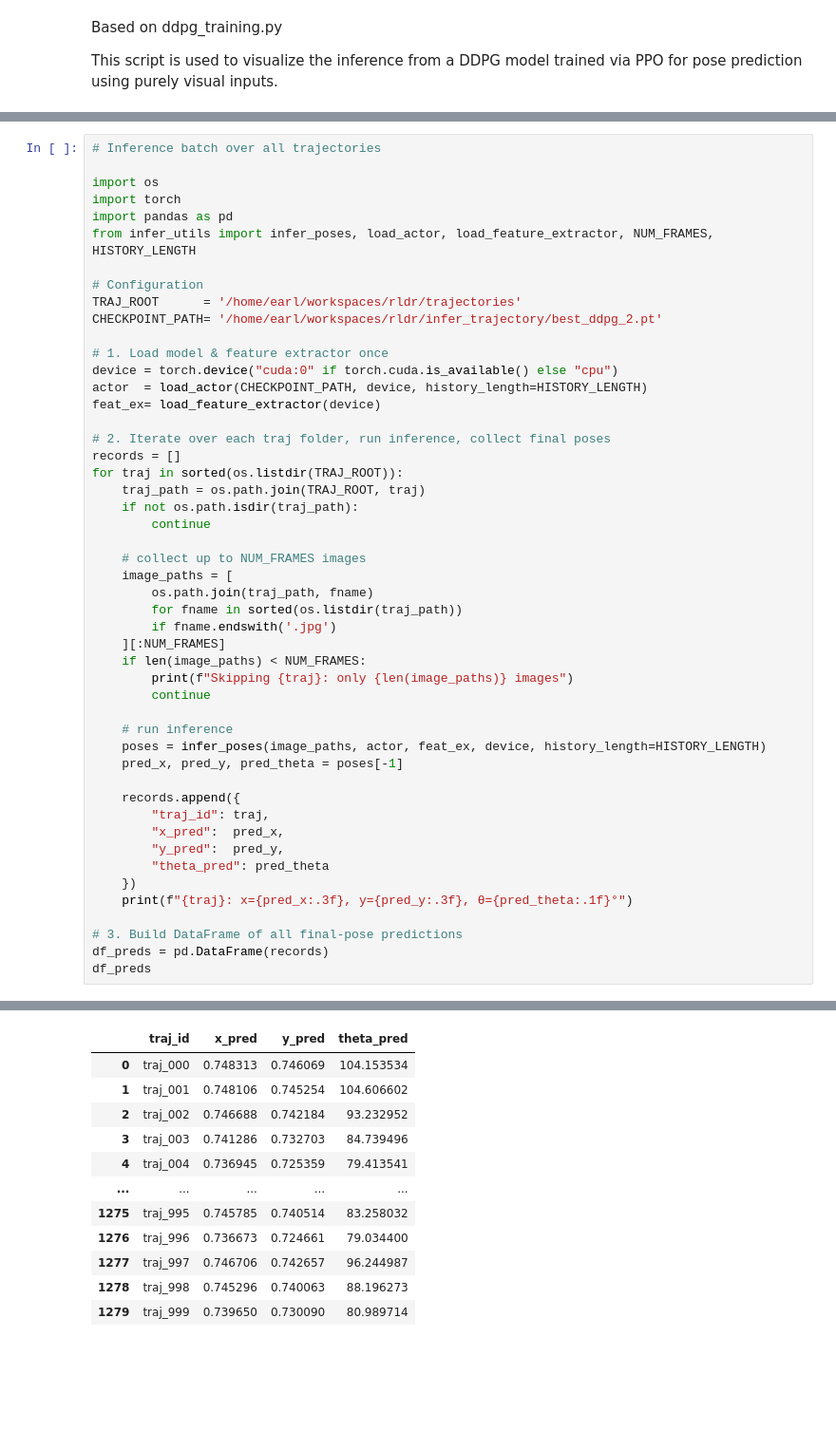
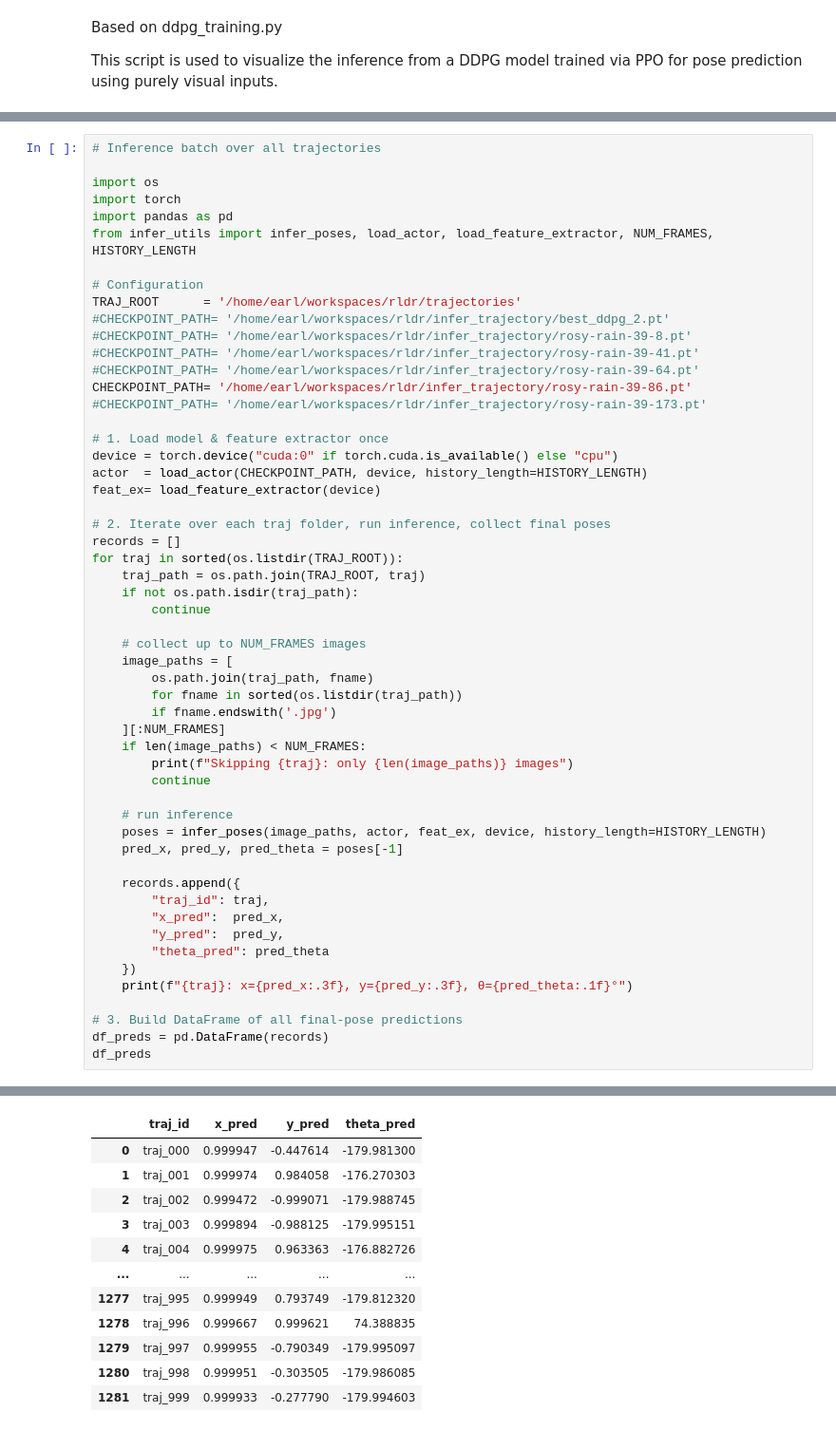
Before and after one commit to earl-juanico/rldr, a Jupyter notebook: map_inference_ddpg.ipynb, the cells around one changed output, grey strips where cells are left out. Shown at 95% size. Drawn from its saved outputs; the diff is of its cells as text; blank space fills up the shorter version.

Commit message:
Modified DDPG inference notebook with detailed instructions

```diff
--- a/map_inference_ddpg.ipynb
+++ b/map_inference_ddpg.ipynb
@@ -72,7 +79,12 @@ from infer_utils import infer_poses, load_actor, load_feature_extractor, NUM_FRA
 
 # Configuration
 TRAJ_ROOT      = '/home/earl/workspaces/rldr/trajectories'
-CHECKPOINT_PATH= '/home/earl/workspaces/rldr/infer_trajectory/best_ddpg_2.pt'
+#CHECKPOINT_PATH= '/home/earl/workspaces/rldr/infer_trajectory/best_ddpg_2.pt'
+#CHECKPOINT_PATH= '/home/earl/workspaces/rldr/infer_trajectory/rosy-rain-39-8.pt'
+#CHECKPOINT_PATH= '/home/earl/workspaces/rldr/infer_trajectory/rosy-rain-39-41.pt'
+#CHECKPOINT_PATH= '/home/earl/workspaces/rldr/infer_trajectory/rosy-rain-39-64.pt'
+CHECKPOINT_PATH= '/home/earl/workspaces/rldr/infer_trajectory/rosy-rain-39-86.pt'
+#CHECKPOINT_PATH= '/home/earl/workspaces/rldr/infer_trajectory/rosy-rain-39-173.pt'
 
 # 1. Load model & feature extractor once
 device = torch.device("cuda:0" if torch.cuda.is_available() else "cpu")
@@ -132,12 +144,12 @@ traj_999: x=0.740, y=0.730, θ=81.0°
 |  | traj_id | x_pred | y_pred | theta_pred |
-| 0 | traj_000 | 0.748313 | 0.746069 | 104.153534 |
-| 1 | traj_001 | 0.748106 | 0.745254 | 104.606602 |
-| 2 | traj_002 | 0.746688 | 0.742184 | 93.232952 |
-| 3 | traj_003 | 0.741286 | 0.732703 | 84.739496 |
-| 4 | traj_004 | 0.736945 | 0.725359 | 79.413541 |
+| 0 | traj_000 | 0.999947 | -0.447614 | -179.981300 |
+| 1 | traj_001 | 0.999974 | 0.984058 | -176.270303 |
+| 2 | traj_002 | 0.999472 | -0.999071 | -179.988745 |
+| 3 | traj_003 | 0.999894 | -0.988125 | -179.995151 |
+| 4 | traj_004 | 0.999975 | 0.963363 | -176.882726 |
 | ... | ... | ... | ... | ... |
-| 1275 | traj_995 | 0.745785 | 0.740514 | 83.258032 |
-| 1276 | traj_996 | 0.736673 | 0.724661 | 79.034400 |
-| 1277 | traj_997 | 0.746706 | 0.742657 | 96.244987 |
-| 1278 | traj_998 | 0.745296 | 0.740063 | 88.196273 |
-| 1279 | traj_999 | 0.739650 | 0.730090 | 80.989714 |
+| 1277 | traj_995 | 0.999949 | 0.793749 | -179.812320 |
+| 1278 | traj_996 | 0.999667 | 0.999621 | 74.388835 |
+| 1279 | traj_997 | 0.999955 | -0.790349 | -179.995097 |
+| 1280 | traj_998 | 0.999951 | -0.303505 | -179.986085 |
+| 1281 | traj_999 | 0.999933 | -0.277790 | -179.994603 |
```
Also changed, not shown: parts of 9 cells of this notebook.
